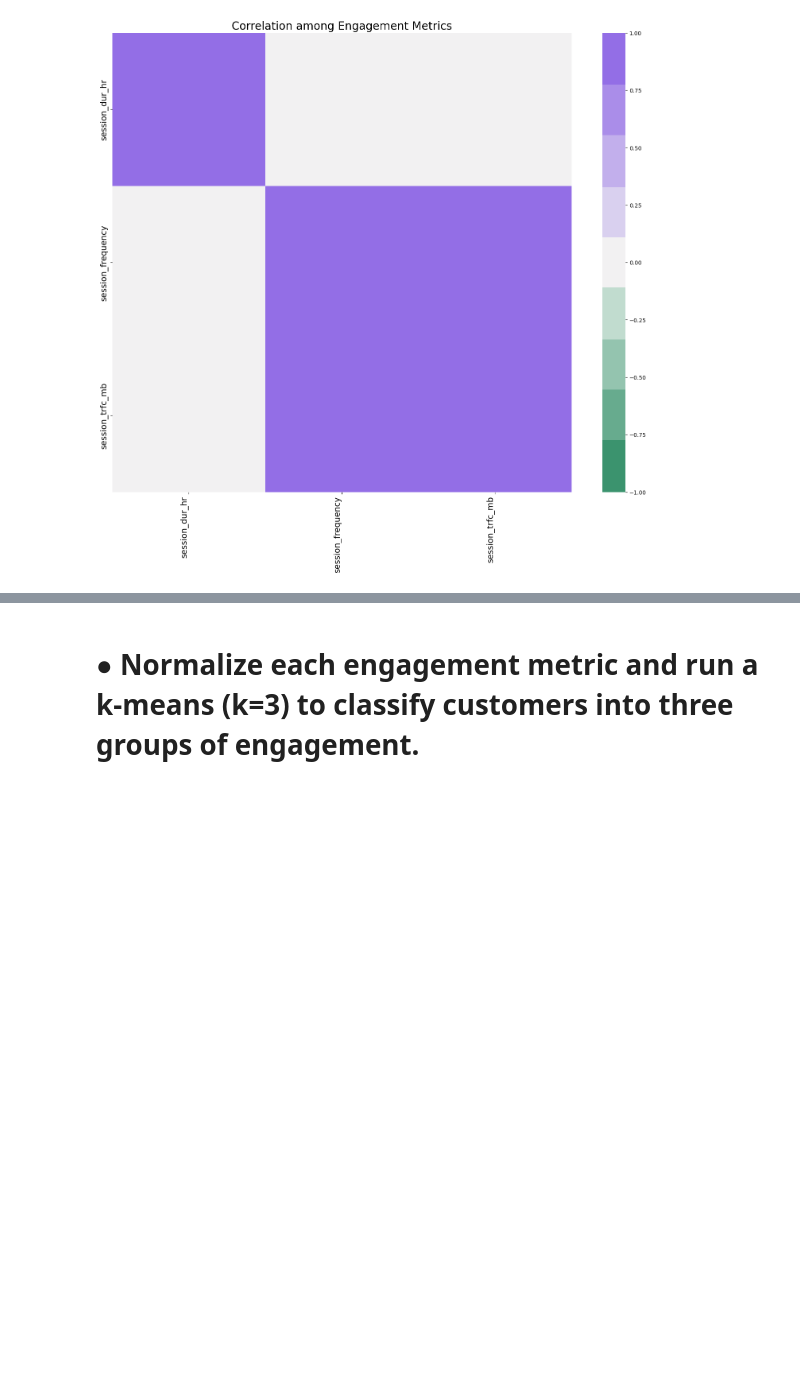
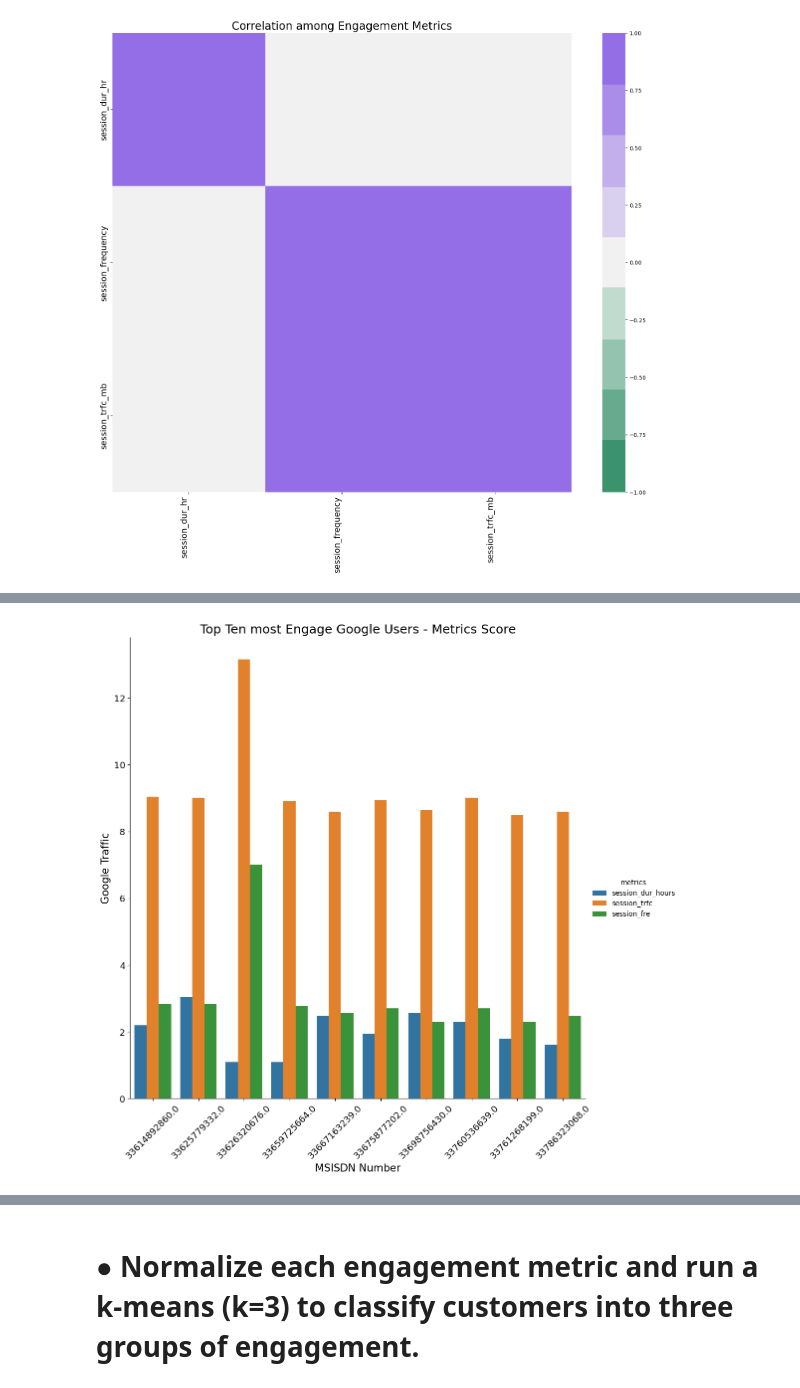
Before and after one commit to Arjunssolanki/Project-5-Telecommunication-Industry, a Jupyter notebook: Project Notebook/project-5-task2-User Engagement analysis.ipynb, the cells around one changed output, grey strips where cells are left out. Cells and saved outputs as stored; diff of their text form; code cells hidden in the pictures; blank space fills up the shorter version.

```diff
--- a/Project Notebook/project-5-task2-User Engagement analysis.ipynb
+++ b/Project Notebook/project-5-task2-User Engagement analysis.ipynb
@@ -330,0 +546,4 @@ plt.show()
+# %%
+google_agg = pd.melt(id_vars=['msisdn_number'], value_vars=['session_dur_hours','session_fre','session_trfc'],
+        value_name='value', var_name='metrics', frame=google_users.head(10))
+google_agg
@@ -330,0 +568,18 @@ plt.show()
+# %%
+google_agg.value = np.log(google_agg.value) # normalising outliers using log
+# %%
+google_agg = google_agg.sort_values(by='msisdn_number')
+# %%
+google_agg.rename(columns={'value':'value(log)'}, inplace=True)
+# %%
+sns.catplot(data=google_agg, x='msisdn_number', y='value(log)', hue='metrics',
+    height=10, kind='bar',
+    aspect=1,)
+plt.title("Top Ten most Engage Google Users - Metrics Score", fontsize=18)
+plt.xticks(fontsize=13, rotation = 45)
+plt.yticks(fontsize=13)
+plt.xlabel('MSISDN Number', fontsize=15)
+plt.ylabel('Google Traffic', fontsize=15)
+plt.show()
+# %% [output]
+[figure, added]
```
Also changed, not shown: parts of 109 cells of this notebook.
